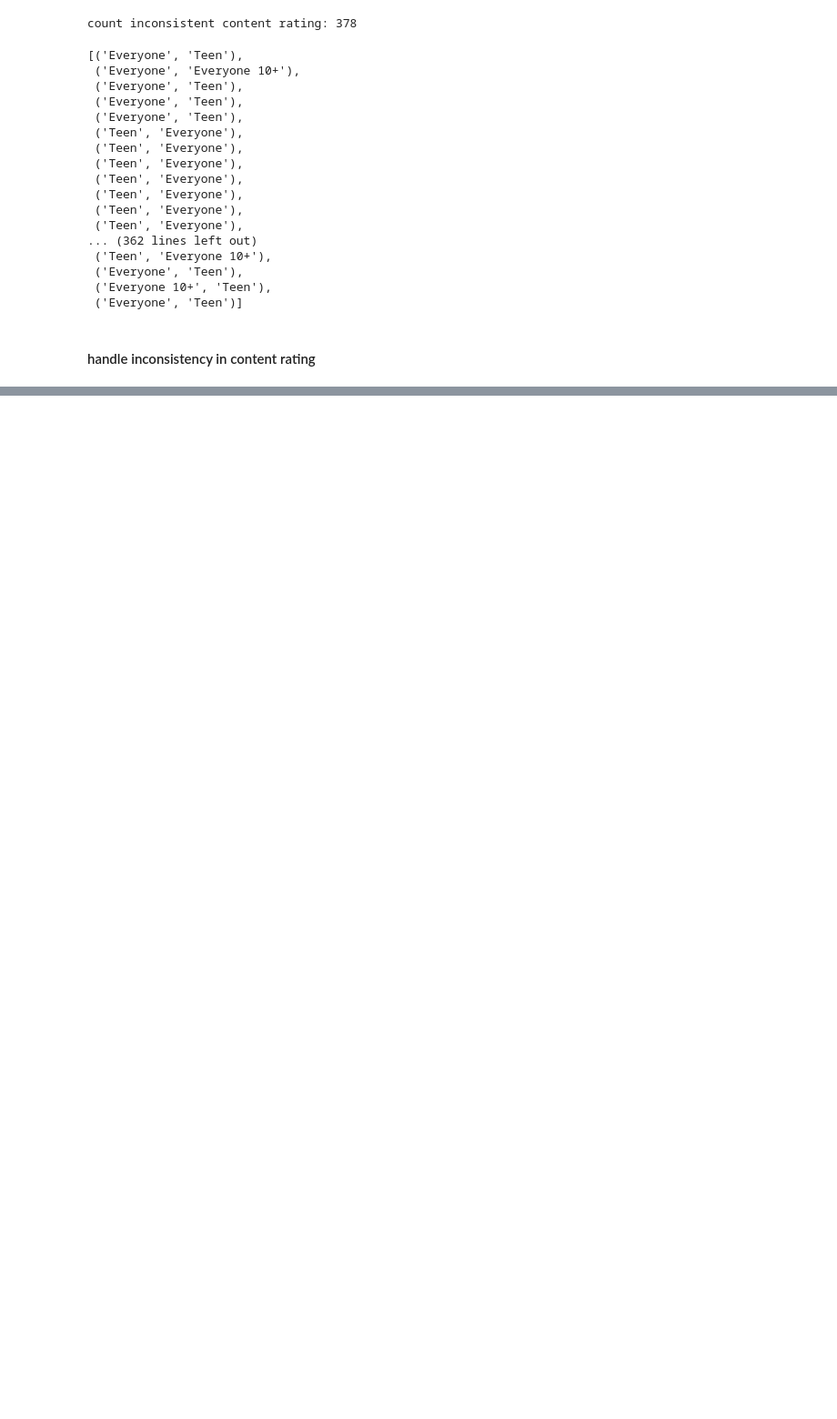
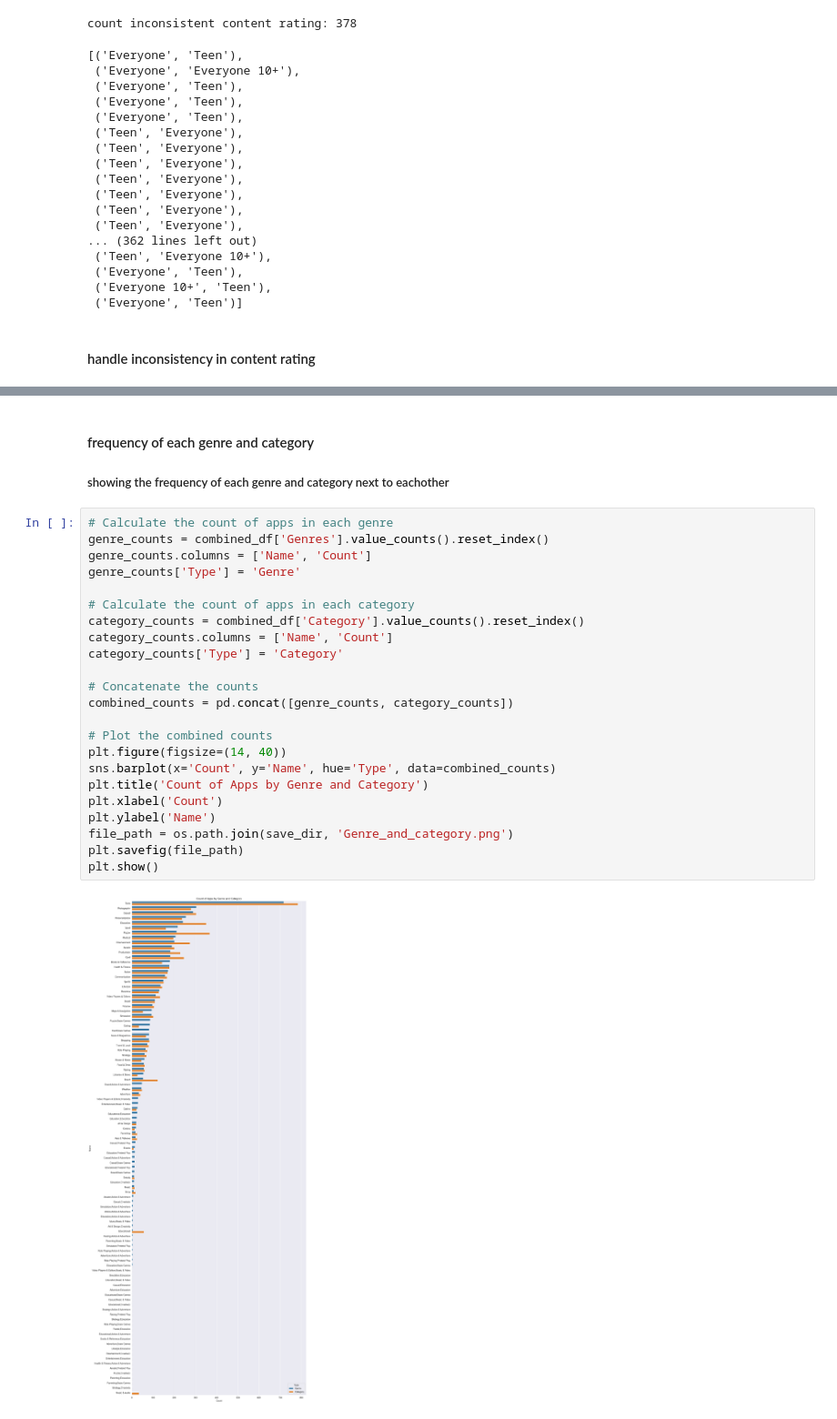
Before and after one commit to Soroush-Pasandideh/DataMining, a Jupyter notebook: DataMining.ipynb, the cells around one changed output, grey strips where cells are left out. Shown at 91% size. Saved outputs shown, nothing was run; the diff lists cells and outputs as text; blank space fills up the shorter version.

```diff
--- a/DataMining.ipynb
+++ b/DataMining.ipynb
@@ -1469,0 +1996,28 @@ Name: Content Rating, Length: 6250, dtype: object
+# %% [markdown]
+#### frequency of each genre and category
+##### showing the frequency of each genre and category next to eachother
+# %%
+# Calculate the count of apps in each genre
+genre_counts = combined_df['Genres'].value_counts().reset_index()
+genre_counts.columns = ['Name', 'Count']
+genre_counts['Type'] = 'Genre'
+
+# Calculate the count of apps in each category
+category_counts = combined_df['Category'].value_counts().reset_index()
+category_counts.columns = ['Name', 'Count']
+category_counts['Type'] = 'Category'
+
+# Concatenate the counts
+combined_counts = pd.concat([genre_counts, category_counts])
+
+# Plot the combined counts
+plt.figure(figsize=(14, 40))
+sns.barplot(x='Count', y='Name', hue='Type', data=combined_counts)
+plt.title('Count of Apps by Genre and Category')
+plt.xlabel('Count')
+plt.ylabel('Name')
+file_path = os.path.join(save_dir, 'Genre_and_category.png')
+plt.savefig(file_path)
+plt.show()
+# %% [output]
+[figure, added]
```
Also changed, not shown: parts of 112 cells of this notebook.
